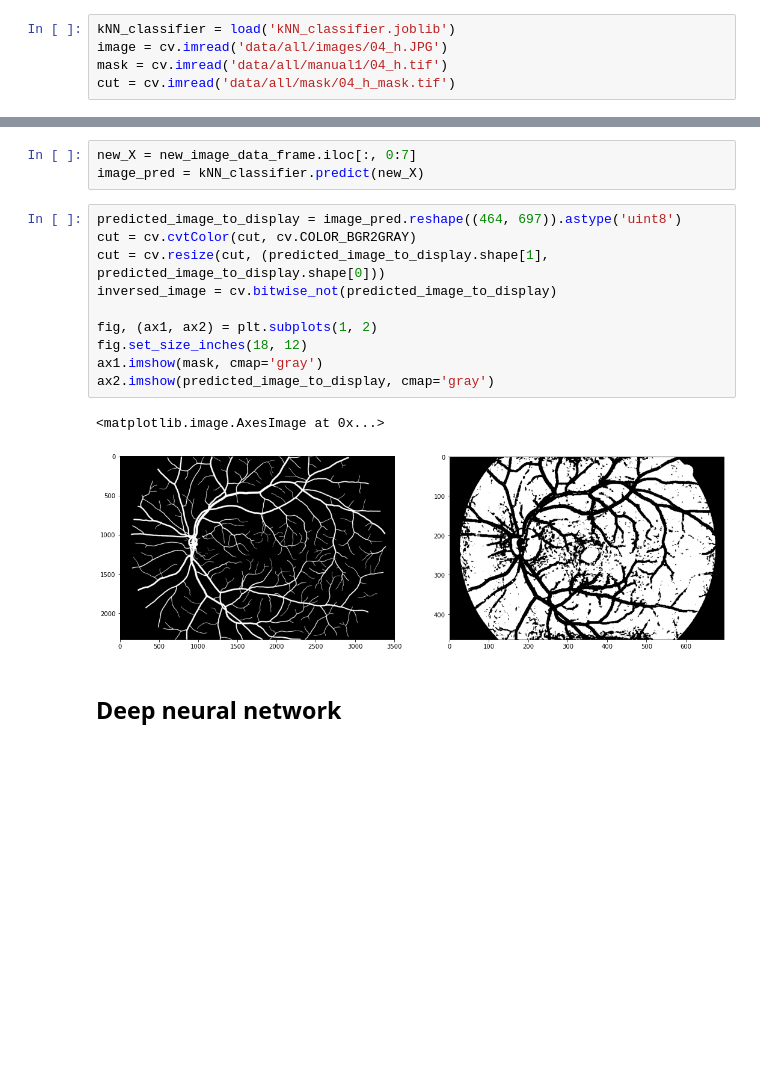
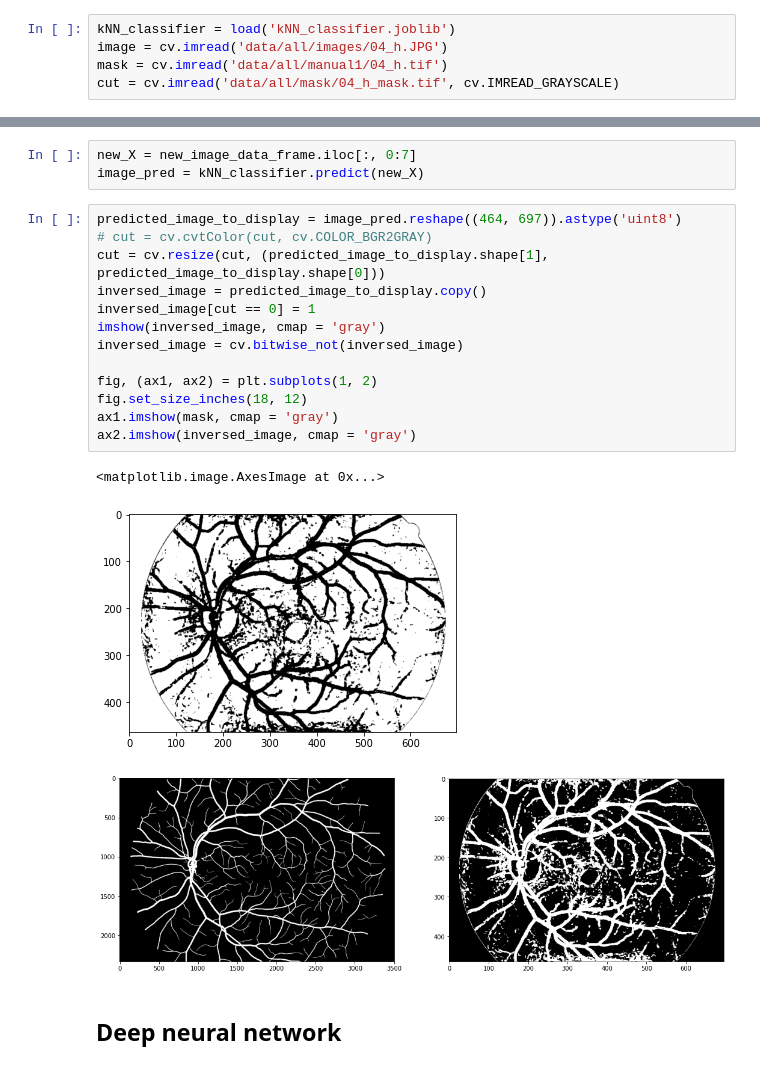
Before and after one commit to codeblessing/S6-IwM, a Jupyter notebook: fundus_vessels.ipynb, the cells around one changed output, grey strips where cells are left out. Saved outputs shown, nothing was run; the diff lists cells and outputs as text; blank space fills up the shorter version.

Commit message:
kNN final image masking

```diff
--- a/fundus_vessels.ipynb
+++ b/fundus_vessels.ipynb
@@ -296,7 +305,7 @@ specificity:  0.9706637826145734
 kNN_classifier = load('kNN_classifier.joblib')
 image = cv.imread('data/all/images/04_h.JPG')
 mask = cv.imread('data/all/manual1/04_h.tif')
-cut = cv.imread('data/all/mask/04_h_mask.tif')
+cut = cv.imread('data/all/mask/04_h_mask.tif', cv.IMREAD_GRAYSCALE)
 # %%
 new_image_data_frame = prepare_image(image, mask, cut)
 # %%
@@ -304,17 +313,21 @@ new_X = new_image_data_frame.iloc[:, 0:7]
 image_pred = kNN_classifier.predict(new_X)
 # %%
 predicted_image_to_display = image_pred.reshape((464, 697)).astype('uint8')
-cut = cv.cvtColor(cut, cv.COLOR_BGR2GRAY)
+# cut = cv.cvtColor(cut, cv.COLOR_BGR2GRAY)
 cut = cv.resize(cut, (predicted_image_to_display.shape[1], predicted_image_to_display.shape[0]))
-inversed_image = cv.bitwise_not(predicted_image_to_display)
+inversed_image = predicted_image_to_display.copy()
+inversed_image[cut == 0] = 1
+imshow(inversed_image, cmap = 'gray')
+inversed_image = cv.bitwise_not(inversed_image)
 
 fig, (ax1, ax2) = plt.subplots(1, 2)
 fig.set_size_inches(18, 12)
-ax1.imshow(mask, cmap='gray')
-ax2.imshow(predicted_image_to_display, cmap='gray')
+ax1.imshow(mask, cmap = 'gray')
+ax2.imshow(inversed_image, cmap = 'gray')
 # %% [output]
 <matplotlib.image.AxesImage at 0x...>
-[figure, old version]
+[figure, new version]
+[figure, added]
 # %% [markdown]
 ## Deep neural network
 # %%
```
Also changed, not shown: parts of 18 cells of this notebook, 4 other files.
